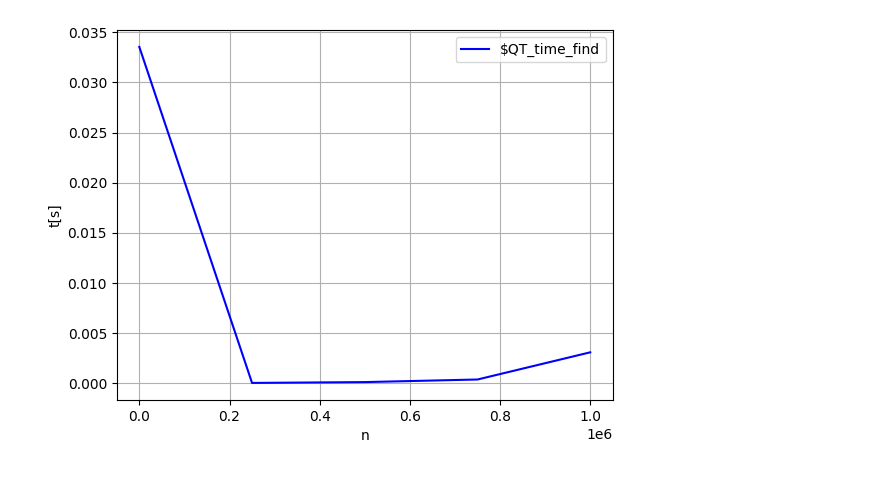
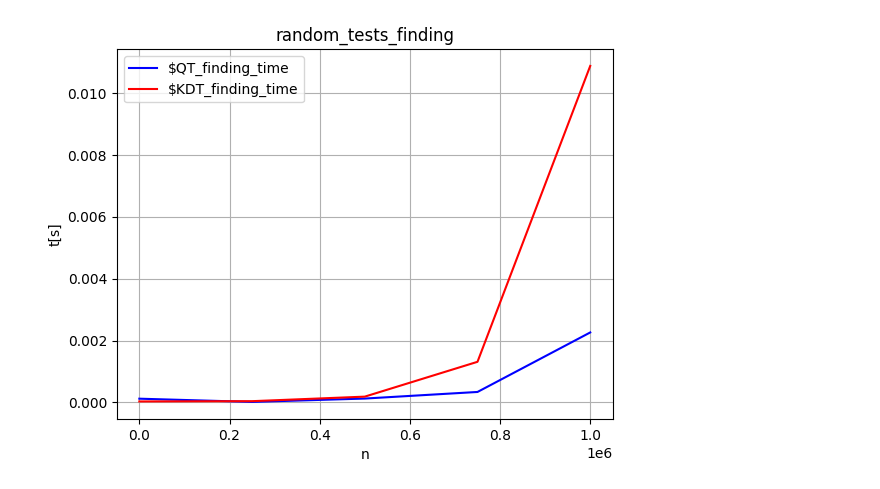
Before and after one commit to smelaa/QuadTrees_KDTrees, a Jupyter notebook: Porównanie.ipynb, the cells around one changed output. Drawn from its saved outputs; the diff is of its cells as text; code cells hidden in the pictures.

```diff
--- a/Porównanie.ipynb
+++ b/Porównanie.ipynb
@@ -18,4 +19,19 @@ def list_points_to_tuples(points):
     for point in points:
         arr.append((point.x, point.y))
     return arr
+# %%
+linear = file_to_points('test_collections\\linear.json')
+square = file_to_points('test_collections\\square.json')
+square_diagonal = file_to_points('test_collections\\square_diagonal.json')
+random_1e2 = file_to_points('test_collections\\random_1e2.json')
+random_1e3 = file_to_points('test_collections\\random_1e3.json')
+random_1e4 = file_to_points('test_collections\\random_1e4.json')
+random_1e5 = file_to_points('test_collections\\random_1e5.json')
+random_1e6 = file_to_points('test_collections\\random_1e6.json')
+linear_100_10         = file_to_points('test_collections\\linear_100_10.json')
+linear_1000_10        = file_to_points('test_collections\\linear_1000_10.json')
+linear_10000_10       = file_to_points('test_collections\\linear_10000_10.json')
+square_diagonal_100   = file_to_points('test_collections\\square_diagonal_100.json')
+square_diagonal_1000  = file_to_points('test_collections\\square_diagonal_1000.json')
+square_diagonal_10000 = file_to_points('test_collections\\square_diagonal_10000.json')
 # %%
@@ -67,12 +167,15 @@ plt.show()
 # %%
 t2 = np.linspace(0,1e6,5)
-x2 = np.asarray(QT_time_find)
+x2 = np.asarray(QT_time_find[9:])
+y2 = np.asarray(KDT_time_find[9:])
 
-plt.plot(t2, x2, 'blue', label=r'$QT_time_find')
+plt.plot(t2, x2, 'blue', label=r'$QT_finding_time')
+plt.plot(t2, y2, 'red', label=r'$KDT_finding_time')
 plt.legend(loc='best')
 plt.xlabel('n')
 plt.ylabel('t[s]')
+plt.title('random_tests_finding')
 plt.grid()
 plt.show()
 # %% [output]
-[figure, old version]
+[figure, new version]
```
Also changed, not shown: parts of 16 cells of this notebook, 8 other files.
